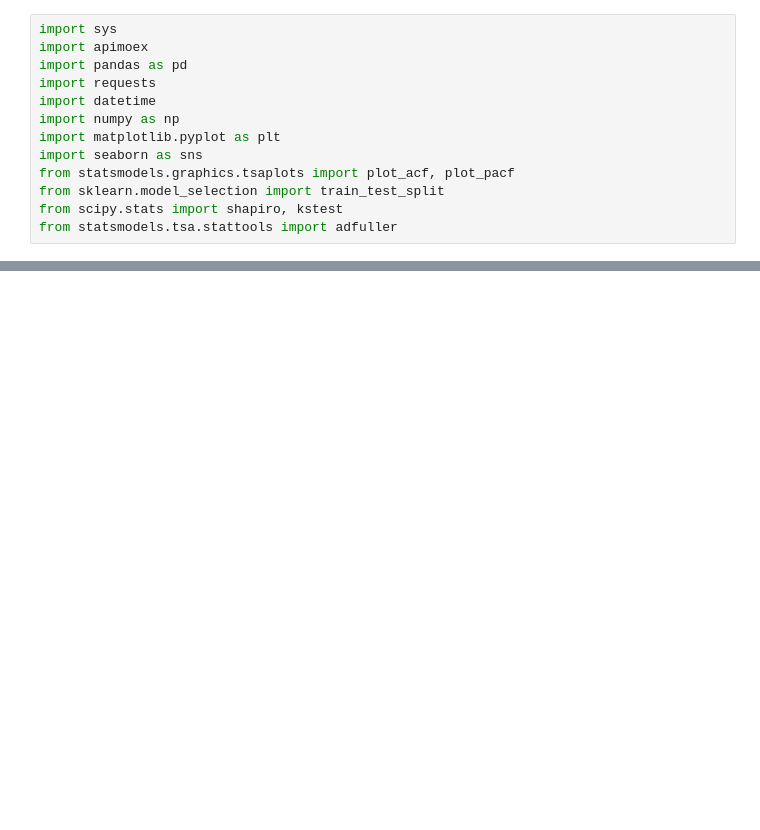
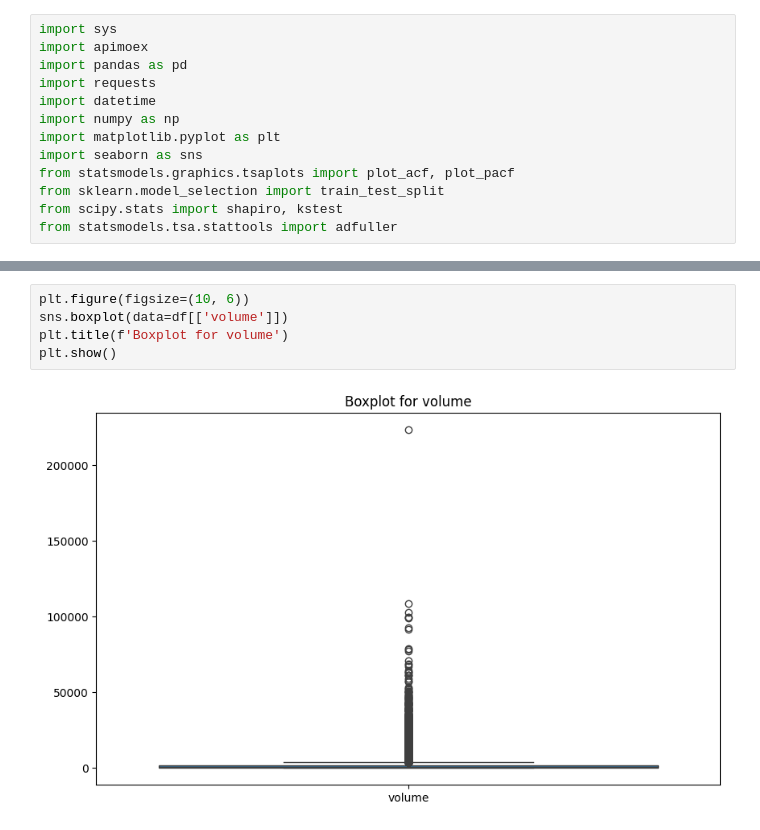
Before and after one commit to 3Clowns/gan-scalp, a Jupyter notebook: EDA.ipynb, the cells around one changed output, grey strips where cells are left out. Drawn from its saved outputs; the diff is of its cells as text; blank space fills up the shorter version.

```diff
--- a/EDA.ipynb
+++ b/EDA.ipynb
@@ -131,0 +201,7 @@ plt.show()
+# %%
+plt.figure(figsize=(10, 6))
+sns.boxplot(data=df[['volume']])
+plt.title(f'Boxplot for volume')
+plt.show()
+# %% [output]
+[figure, added]
```
Also changed, not shown: parts of 28 cells of this notebook.
